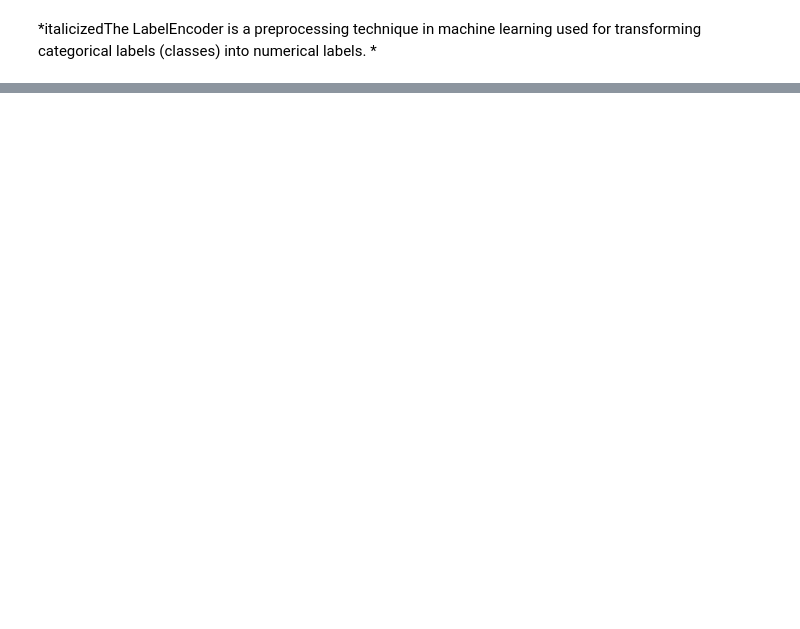
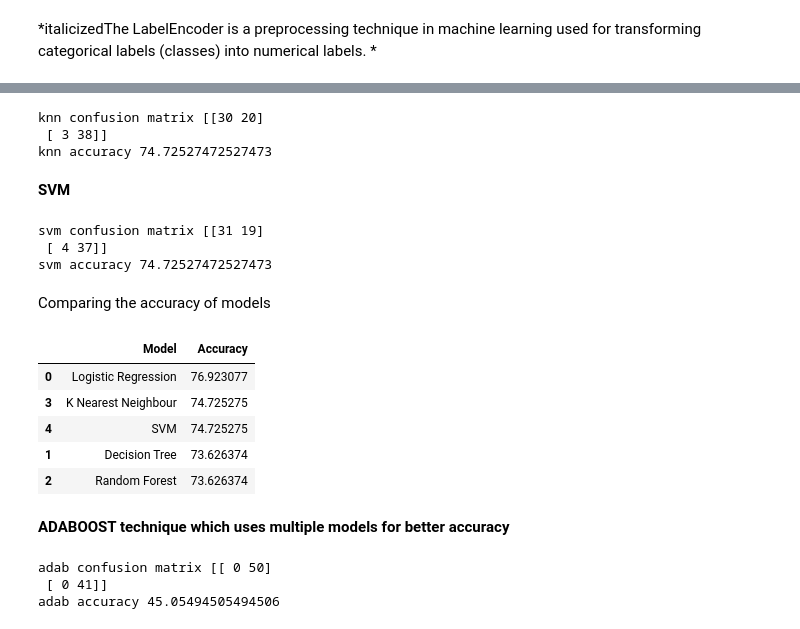
Before and after one commit to vrindarani00/Heart-Attack-Risk-Prediction, a Jupyter notebook: Heart_Attack_Risk_Prediction.ipynb, the cells around one changed output, grey strips where cells are left out. Saved outputs shown, nothing was run; the diff lists cells and outputs as text; code cells hidden in the pictures; blank space fills up the shorter version.

```diff
--- a/Heart_Attack_Risk_Prediction.ipynb
+++ b/Heart_Attack_Risk_Prediction.ipynb
@@ -448,0 +511,57 @@ encod_y = lbl.fit_transform(y_train)
+# %%
+knn = KNeighborsClassifier(n_neighbors=11)
+knn.fit(x_train,encod_y)
+ypred4 =knn.predict(x_test)
+knn_confmat =confusion_matrix(encod_ytest,ypred4)
+knn_acc = accuracy_score(encod_ytest,ypred4)
+print("knn confusion matrix",knn_confmat)
+print("knn accuracy",knn_acc*100)
+# %% [output]
+knn confusion matrix [[30 20]
+ [ 3 38]]
+knn accuracy 74.72527472527473
+# %% [markdown]
+**SVM**
+# %%
+from sklearn import svm
+svm = svm.SVC()
+svm.fit(x_train,encod_y)
+ypred5 = svm.predict(x_test)
+svm_confmat =confusion_matrix(encod_ytest,ypred5)
+svm_acc = accuracy_score(encod_ytest,ypred5)
+print("svm confusion matrix",svm_confmat)
+print("svm accuracy",svm_acc*100)
+# %% [output]
+svm confusion matrix [[31 19]
+ [ 4 37]]
+svm accuracy 74.72527472527473
+# %% [markdown]
+Comparing the accuracy of models
+# %%
+model_acc = pd.DataFrame({"Model":['Logistic Regression','Decision Tree','Random Forest','K Nearest Neighbour','SVM'],'Accuracy':[LR_acc*100,tree_acc*100,RF_acc*100,knn_acc*100,svm_acc*100]})
+# %%
+model_acc = model_acc.sort_values(by=['Accuracy'],ascending=False)
+# %%
+model_acc
+# %% [output]
+|  | Model | Accuracy |
+| 0 | Logistic Regression | 76.923077 |
+| 3 | K Nearest Neighbour | 74.725275 |
+| 4 | SVM | 74.725275 |
+| 1 | Decision Tree | 73.626374 |
+| 2 | Random Forest | 73.626374 |
+# %% [markdown]
+**ADABOOST technique which uses multiple models for better accuracy**
+# %%
+from sklearn.ensemble import AdaBoostClassifier
+adab = AdaBoostClassifier(base_estimator=svm,n_estimators =100,algorithm='SAMME',learning_rate =0.01,random_state =0)
+adab.fit(x_train,encod_y)
+ypred6 = adab.predict(x_test)
+adab_confmat =confusion_matrix(encod_ytest,ypred6)
+adab_acc = accuracy_score(encod_ytest,ypred6)
+print("adab confusion matrix",adab_confmat)
+print("adab accuracy",adab_acc*100)
+# %% [output]
+adab confusion matrix [[ 0 50]
+ [ 0 41]]
+adab accuracy 45.05494505494506
```
Also changed, not shown: parts of 10 cells of this notebook.
